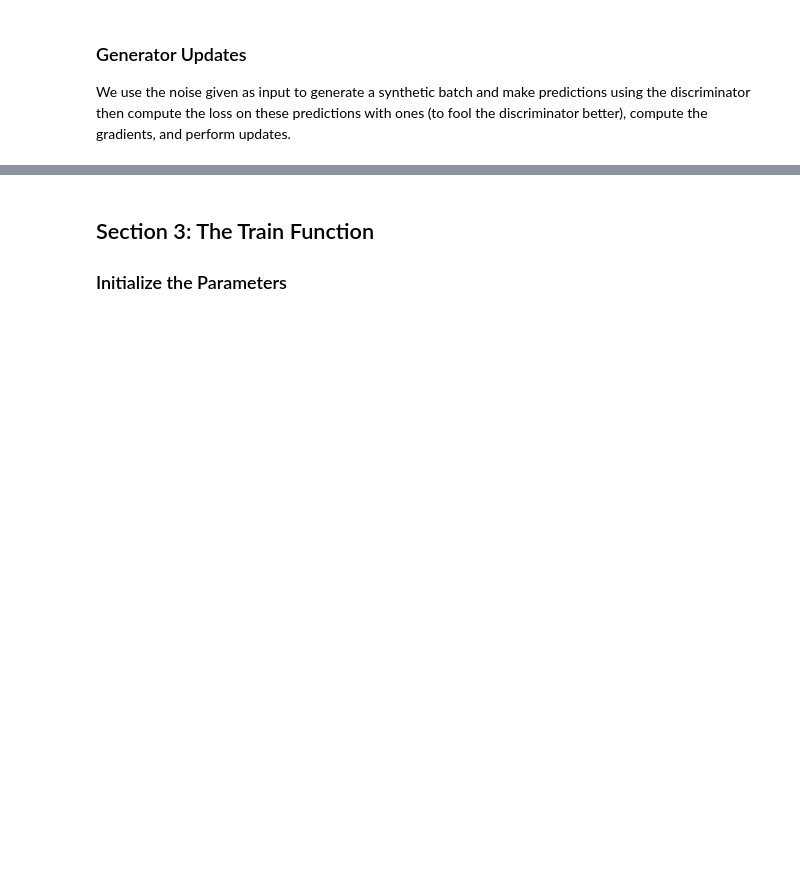
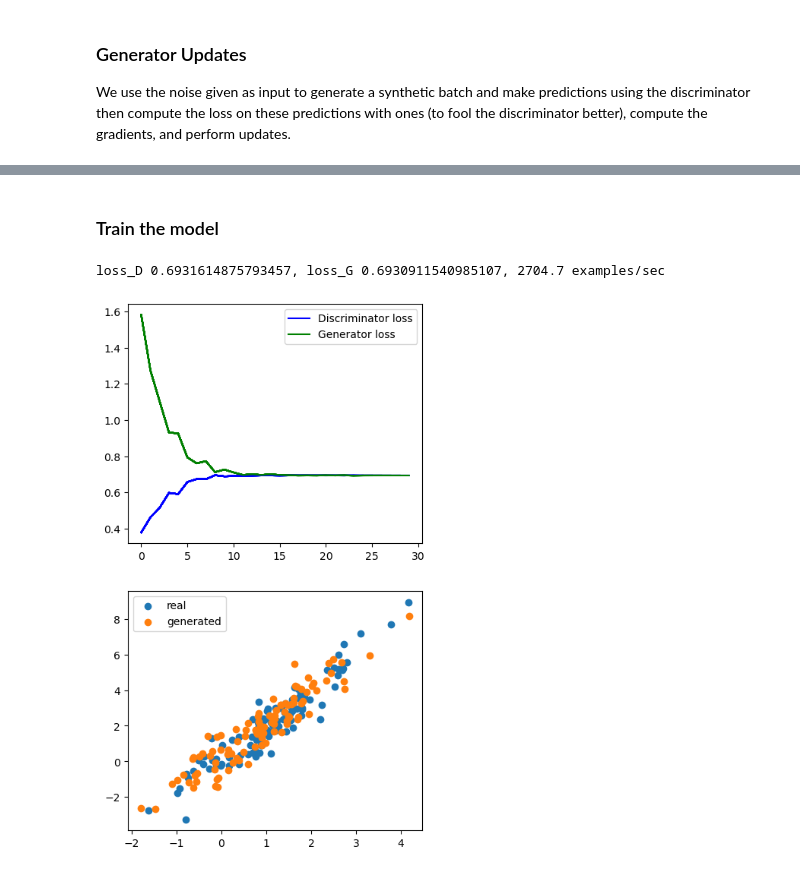
Before and after one commit to 16sanchitkhedkar/Dataset-Augmentation-with-GANs-main, a Jupyter notebook: GAN_Pytorch.ipynb, the cells around one changed output, grey strips where cells are left out. Drawn from its saved outputs; the diff is of its cells as text; code cells hidden in the pictures; blank space fills up the shorter version.

Commit message:
Ran model

```diff
--- a/GAN_Pytorch.ipynb
+++ b/GAN_Pytorch.ipynb
@@ -107,0 +183,13 @@ def update_G(Z, nnet_D, nnet_G, loss, trainer_G):
+# %%
+"""
+net_G is the neural net of the generator
+axes is the array of axes previously created
+latent_dim is the number of input features of the neural net of the generator previously defined
+"""
+def display_gen_dist(net_G, axes, latent_dim, data):
+    Z = torch.normal(0, 1, size=(100, latent_dim))
+    synth_X = net_G(Z).detach().numpy()
+    axes[1].cla()
+    axes[1].scatter(data[:, 0], data[:, 1])
+    axes[1].scatter(synth_X[:, 0], synth_X[:, 1])
+    axes[1].legend(['real', 'generated'])
@@ -108,3 +231,29 @@ def update_G(Z, nnet_D, nnet_G, loss, trainer_G):
+# %%
+"""
+net_D is the neural net of the discriminator
+net_G is the neural net of the generator
+data_iter is the dataset iterator previously created
+num_epochs is the number of epochs for which the model is to be trained
+lr_D is the learning rate for the discriminator
+lr_G is the learning rate for the generator
+latent_dim is the number of output features of the generator
+data is the original data
+"""
+def train(net_D, net_G, data_iter, num_epochs, lr_D, lr_G, latent_dim, data):
+    # Start timer
+    tik = time.perf_counter()
+    # Init variables
+    loss, trainer_D, trainer_G, fig, axes, loss_D, loss_G = init_params(net_D, net_G, lr_D, lr_G)
+    for epoch in range(num_epochs):
+        # Train one epoch
+        metrics = compute_losses(X, net_D, net_G, loss, trainer_D, trainer_G, batch_size, latent_dim, data_iter)
+        # Visualize generated examples
+        display_gen_dist(net_G, axes, latent_dim, data)
+        # Show the losses
+        loss_D, loss_G = display_losses(metrics, loss_D, loss_G, axes, fig, epoch)
+    # End timer
+    tok = time.perf_counter()
+    # Display stats
+    print(f'loss_D {loss_D[-1]}, loss_G {loss_G[-1]}, {(metrics[2]*num_epochs) / (tok-tik):.1f} examples/sec')
 # %% [markdown]
-## Section 3: The Train Function
-### Initialize the Parameters
+### Train the model
@@ -140,0 +260,6 @@ loss_G is the list of generator losses
+# %%
+lr_D, lr_G, latent_dim, num_epochs = 0.05, 0.005, 2, 30
+train(nnet_Disc, nnet_Gen, data_iter, num_epochs, lr_D, lr_G, latent_dim, data[:100].detach().numpy())
+# %% [output]
+loss_D 0.6931614875793457, loss_G 0.6930911540985107, 2704.7 examples/sec
+[figure, added]
```
Also changed, not shown: parts of 10 cells of this notebook.
